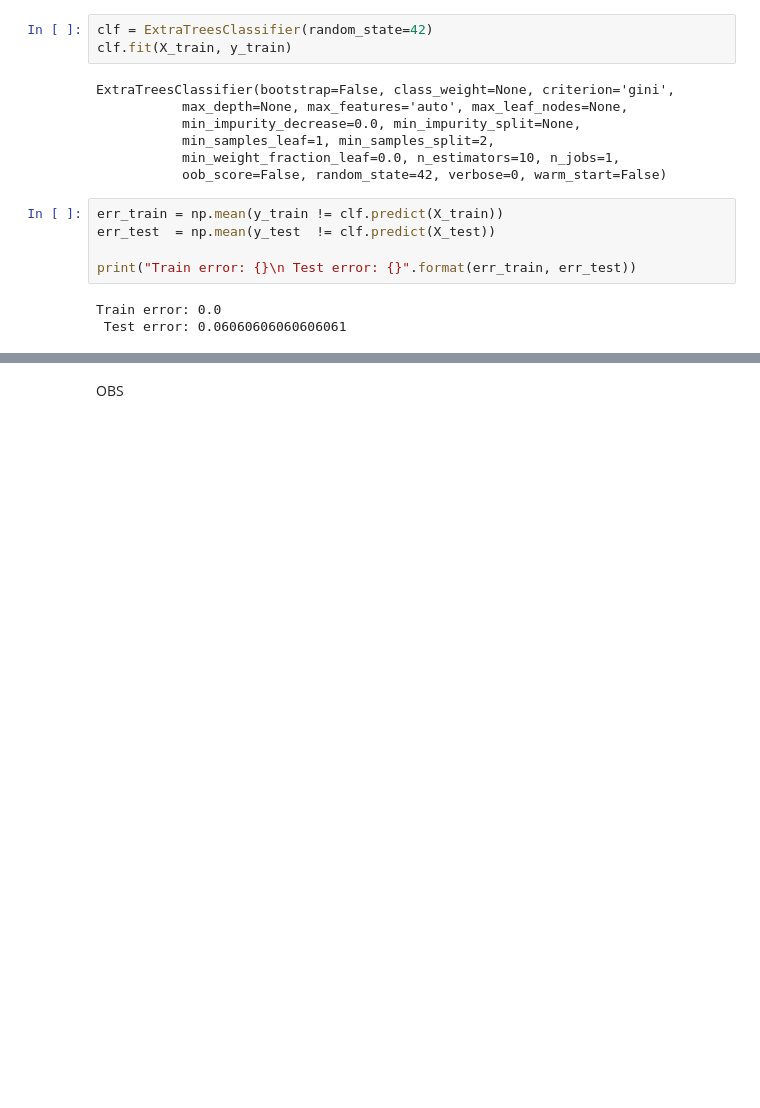
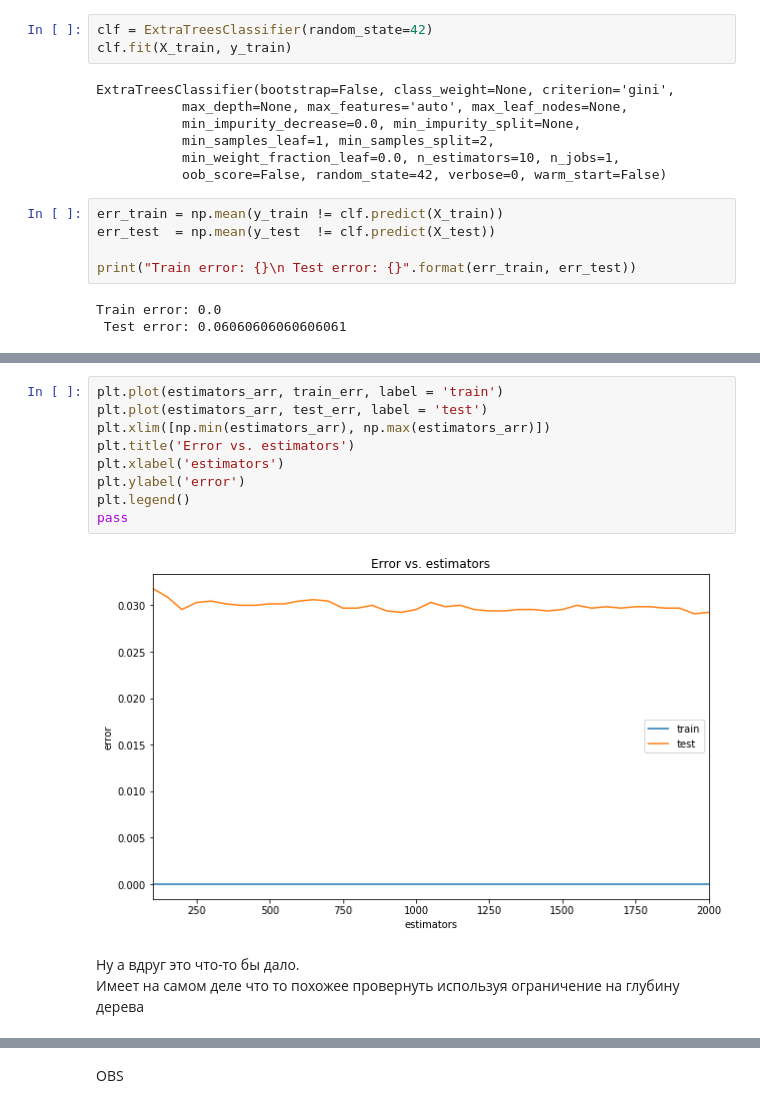
Before and after one commit to Lenferd/Machine-Learning, a Jupyter notebook: L1-dataset_review/letter-recognition-review.ipynb, the cells around one changed output, grey strips where cells are left out. Saved outputs shown, nothing was run; the diff lists cells and outputs as text; blank space fills up the shorter version.

```diff
--- a/L1-dataset_review/letter-recognition-review.ipynb
+++ b/L1-dataset_review/letter-recognition-review.ipynb
@@ -1715,0 +1896,14 @@ for estimators in estimators_arr:
+# %%
+plt.plot(estimators_arr, train_err, label = 'train')
+plt.plot(estimators_arr, test_err, label = 'test')
+plt.xlim([np.min(estimators_arr), np.max(estimators_arr)])
+plt.title('Error vs. estimators')
+plt.xlabel('estimators')
+plt.ylabel('error')
+plt.legend()
+pass
+# %% [output]
+[figure, added]
+# %% [markdown]
+Ну а вдруг это что-то бы дало.
+Имеет на самом деле что то похожее провернуть используя ограничение на глубину дерева
```
Also changed, not shown: parts of 81 cells of this notebook.
